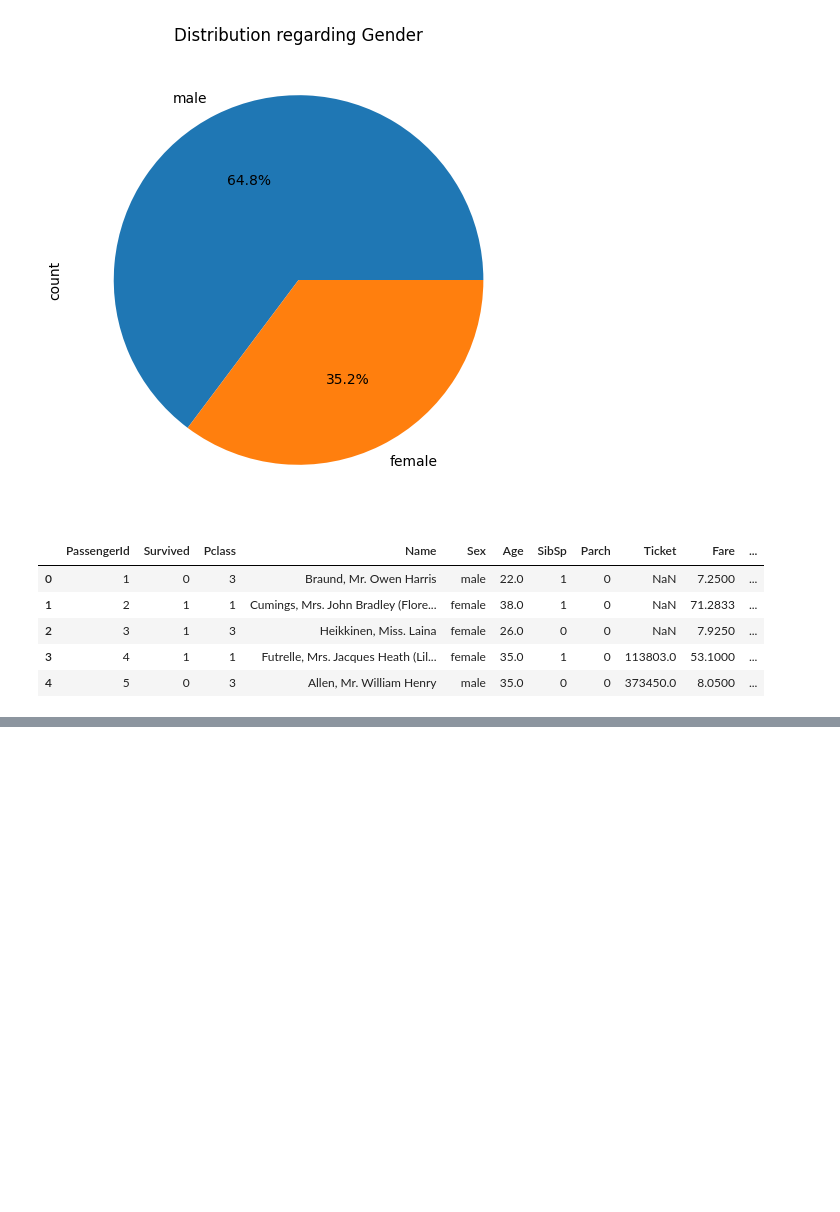
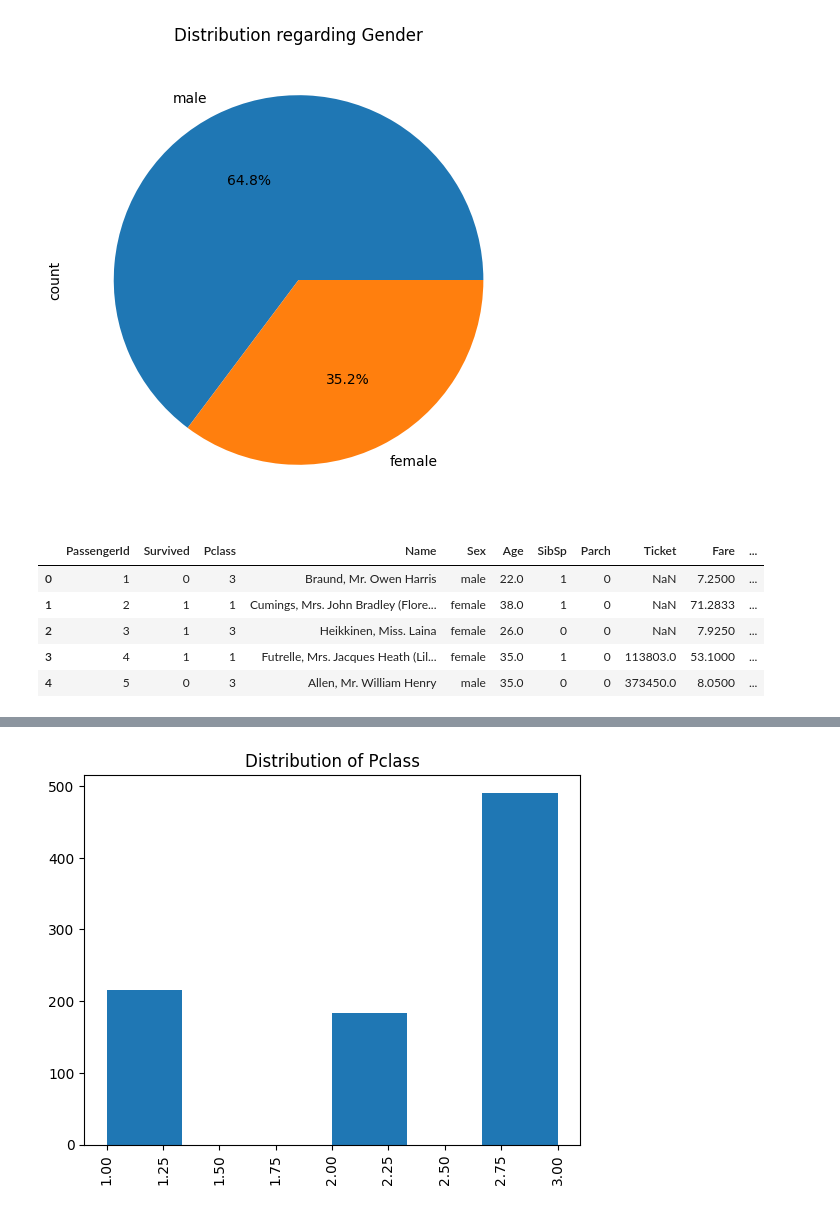
Before and after one commit to Vanshaj14Mohan/AIML-College, a Jupyter notebook: CIA1/main.ipynb, the cells around one changed output, grey strips where cells are left out. Saved outputs shown, nothing was run; the diff lists cells and outputs as text; code cells hidden in the pictures; blank space fills up the shorter version.

```diff
--- a/CIA1/main.ipynb
+++ b/CIA1/main.ipynb
@@ -229,0 +244,8 @@ fig.show()
+# %%
+# Command Seventeen
+plt.hist(df["Pclass"],bins=6)
+plt.title("Distribution of Pclass")
+plt.xticks(rotation=90)
+plt.show()
+# %% [output]
+[figure, added]
```
Also changed, not shown: parts of 5 cells of this notebook.
